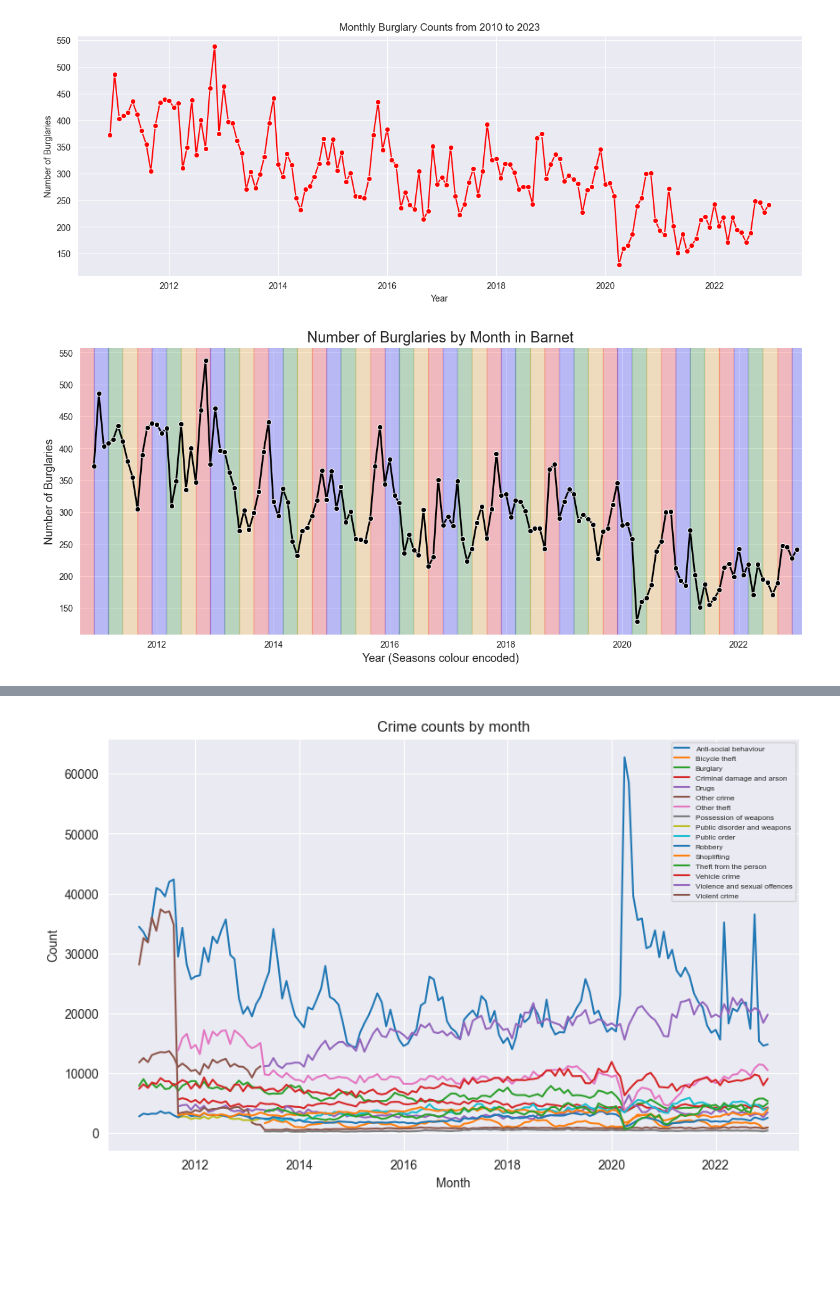
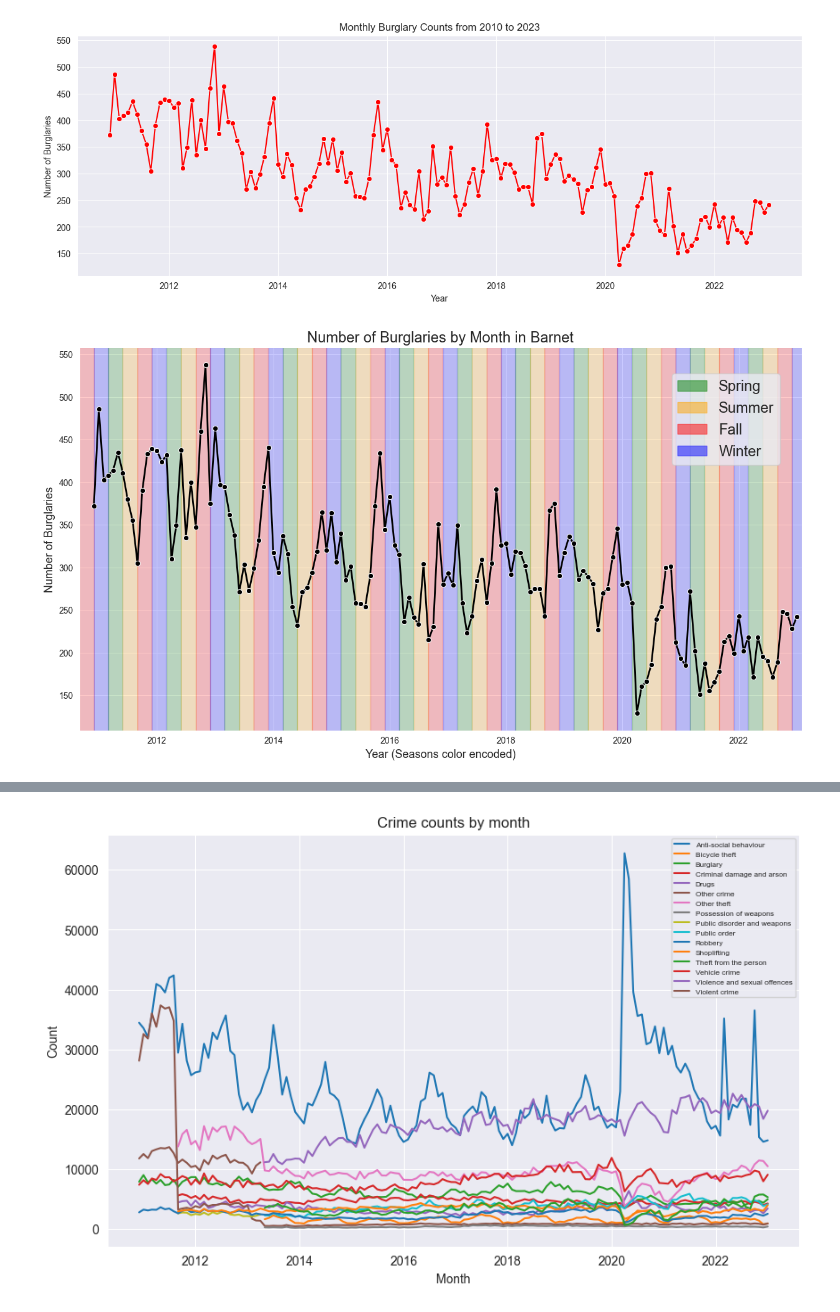
Before and after one commit to DC2-G19/policeResourceAllocation, a Jupyter notebook: main_crime_data_DAE.ipynb, the cells around one changed output, grey strips where cells are left out. Saved outputs shown, nothing was run; the diff lists cells and outputs as text; code cells hidden in the pictures; blank space fills up the shorter version.

Commit message:
Modifications to some charts and graphs

```diff
--- a/main_crime_data_DAE.ipynb
+++ b/main_crime_data_DAE.ipynb
@@ -202,40 +204,46 @@ plt.show()
 # %%
 
 # Create a new figure and axis
-fig, ax = plt.subplots(figsize=(15, 6))
+fig, ax = plt.subplots(figsize=(15, 8))
 
 # Plot the data
-sns.lineplot(data=combined_df_copy, x='Month', y='Number of Burglaries', ax=ax, color='black', linewidth = '2', marker='o')
+sns.lineplot(data=combined_df_copy, x='Month', y='Number of Burglaries', ax=ax, color='black', linewidth='2', marker='o')
 
 # Define the seasons and their corresponding colors
-seasons = {'Spring': ('03-01', '05-31', 'green'),
-           'Summer': ('06-01', '08-31', 'orange'),
-           'Fall': ('09-01', '11-30', 'red'),
-           'Winter': ('12-01', '02-28', 'blue')}
+seasons = {
+    'Spring': ('03-01', '05-31', 'green'),
+    'Summer': ('06-01', '08-31', 'orange'),
+    'Fall': ('09-01', '11-30', 'red'),
+    'Winter': ('12-01', '02-28', 'blue')
+}
 
 # Add the seasonal background colors
 for year in range(2010, 2023):
     for season, (start, end, color) in seasons.items():
         if season == 'Winter':
-           ax.axvspan(pd.Timestamp(f'{year}-{start}'), pd.Timestamp(f'{year+1}-{end}'),
-                   alpha=0.21, color=color)
-        else:ax.axvspan(pd.Timestamp(f'{year}-{start}'), pd.Timestamp(f'{year}-{end}'),
-                   alpha=0.21, color=color)
+            ax.axvspan(pd.Timestamp(f'{year}-{start}'), pd.Timestamp(f'{year + 1}-{end}'),
+                       alpha=0.21, color=color)
+        else:
+            ax.axvspan(pd.Timestamp(f'{year}-{start}'), pd.Timestamp(f'{year}-{end}'),
+                       alpha=0.21, color=color)
 
 ax.set_xlim(pd.Timestamp('2010-09-01'), pd.Timestamp('2023-02-01'))
 
-# Set the x-axis tick labels to only show the year
-#ax.set_xticklabels([x.strftime('%Y') for x in ax.get_xticks()])
+# Create legend patches for each season
+legend_patches = [mpatches.Patch(color=color, label=season, alpha=0.5) for season, (_, _, color) in seasons.items()]
+
+# Add legend to the plot
+ax.legend(handles=legend_patches, loc='upper right', bbox_to_anchor=(0.98, 0.95), prop={'size': 17})
 
 # Set the plot title and axis labels
 plt.title('Number of Burglaries by Month in Barnet', fontsize=17)
-plt.xlabel('Year (Seasons colour encoded)', fontsize=13)
+plt.xlabel('Year (Seasons color encoded)', fontsize=13)
 plt.ylabel('Number of Burglaries', fontsize=13)
 
 # Show the plot
 plt.show()
 # %% [output]
-[figure, old version]
+[figure, new version]
 # %%
 
 
```
Also changed, not shown: parts of 2 cells of this notebook, 2 other files.
